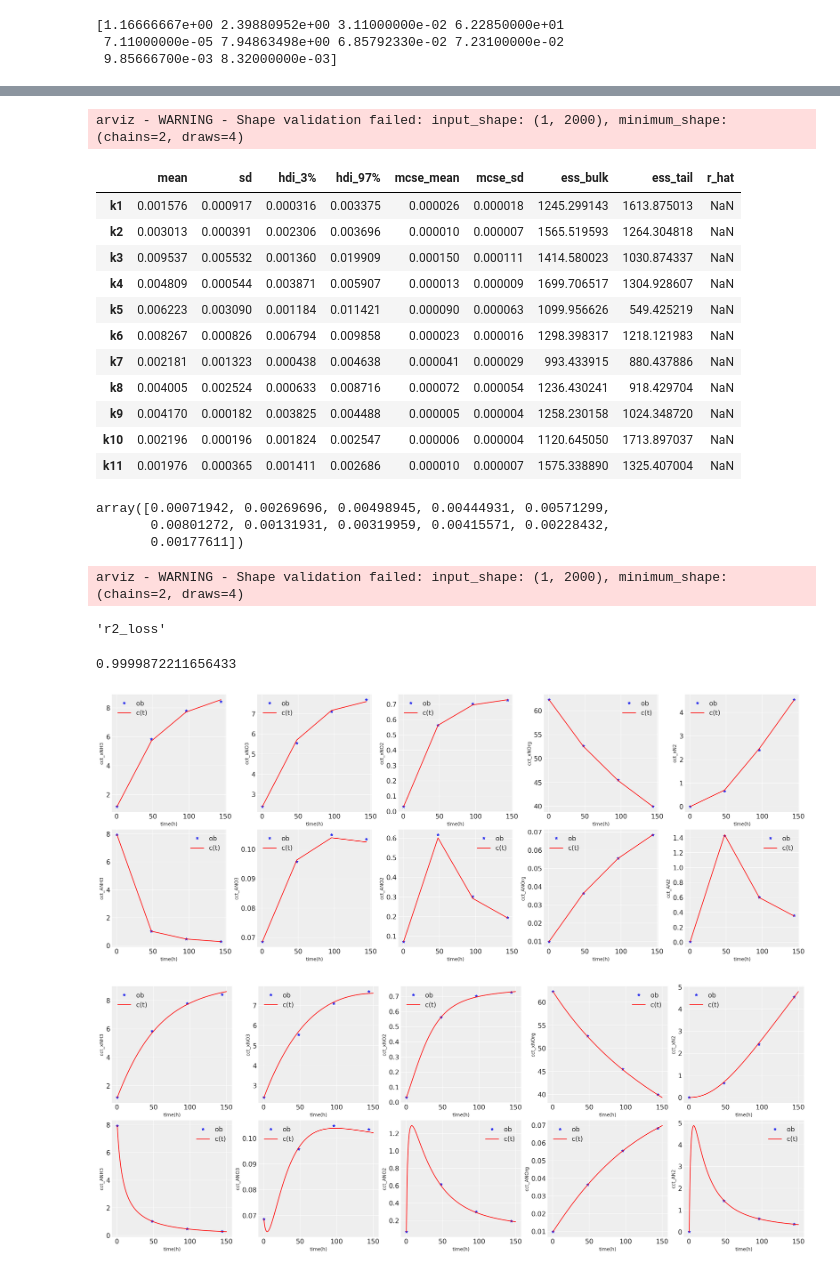
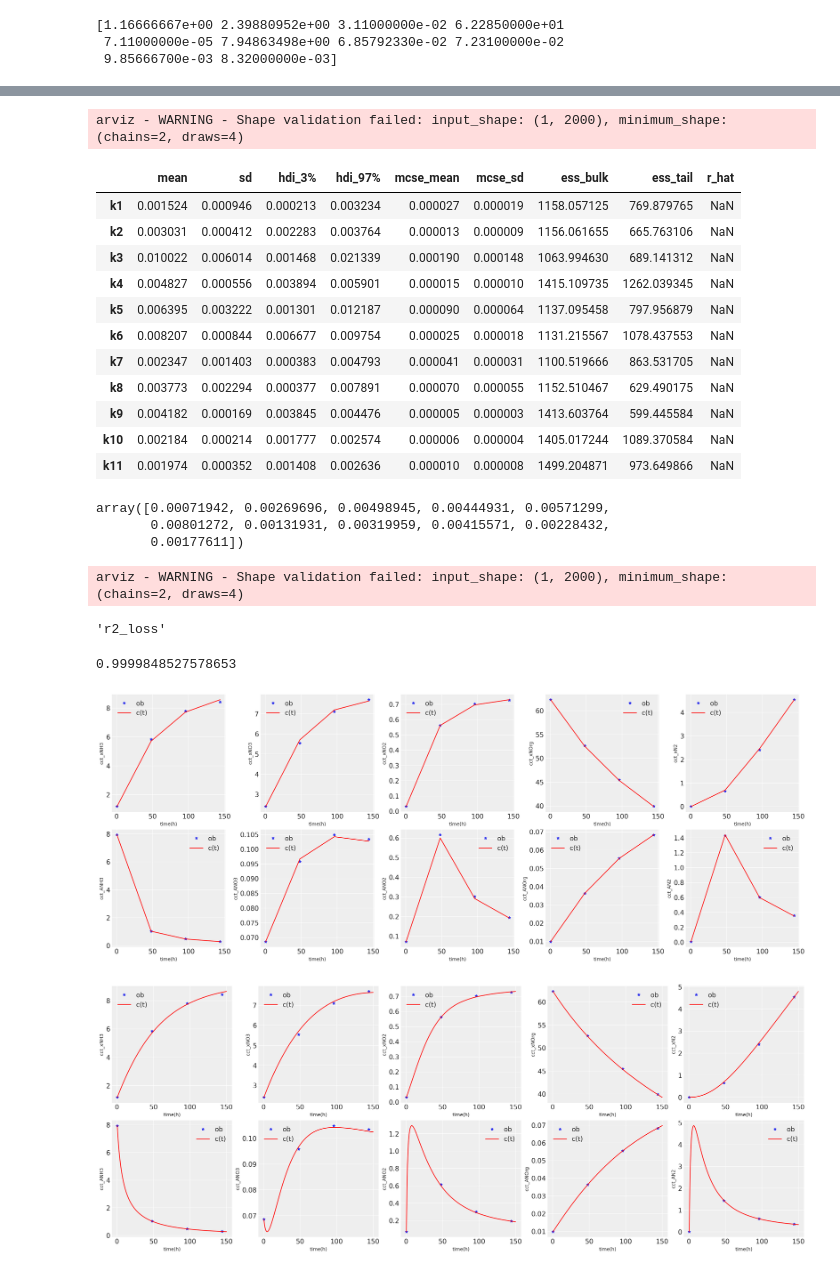
Before and after one commit to makaspacex/N15Tracing, a Jupyter notebook: odes-exp04 copy.ipynb, the cells around one changed output, grey strips where cells are left out. Cells and saved outputs as stored; diff of their text form; code cells hidden in the pictures.

```diff
--- a/odes-exp04 copy.ipynb
+++ b/odes-exp04 copy.ipynb
@@ -47,7 +35,8 @@ dataset = core.MyDataset(db_csv_path)
 df = dataset.get_df()
 cct_names, rates_names, error_names = dataset.get_var_col_names()
 c0 = df[cct_names].iloc[0].values
-dataset.set_as_sim_dataset(core.dcdt_func_for_odeint, t_eval, c0, args=(ks, k_kinetics))
+
+dataset.set_as_sim_dataset(core.get_dcdts(), t_eval, c0, args=(ks, k_kinetics))
 df = dataset.get_df()
 
 core.plot_dataset(dataset, dataset)
@@ -66,9 +55,11 @@ pm.model_to_graphviz(mcmc_model)
 # %% [output]
 [drawing not drawn]
 # %%
-print(idata_save_path)
-idata_lv = pickle.load(open(idata_save_path, 'rb'))
-
-# idata_lv = pm.sample_smc(draws=2000, chains=1, model=mcmc_model, progressbar=False)
+# print(idata_save_path)
+# idata_lv = pickle.load(open(idata_save_path, 'rb'))
+# 19:24-25
+print(core.get_format_time())
+idata_lv = pm.sample_smc(draws=2000, chains=1, model=mcmc_model, progressbar=True)
+print(core.get_format_time())
 # pickle.dump(idata_lv,open(idata_save_path, 'wb'))
 # %% [output]
@@ -88,42 +80,42 @@ print(ks)
 # %% [output]
 arviz - WARNING - Shape validation failed: input_shape: (1, 2000), minimum_shape: (chains=2, draws=4)
 |  | mean | sd | hdi_3% | hdi_97% | mcse_mean | mcse_sd | ess_bulk | ess_tail | r_hat |
-| k1 | 0.001576 | 0.000917 | 0.000316 | 0.003375 | 0.000026 | 0.000018 | 1245.299143 | 1613.875013 | NaN |
-| k2 | 0.003013 | 0.000391 | 0.002306 | 0.003696 | 0.000010 | 0.000007 | 1565.519593 | 1264.304818 | NaN |
-| k3 | 0.009537 | 0.005532 | 0.001360 | 0.019909 | 0.000150 | 0.000111 | 1414.580023 | 1030.874337 | NaN |
-| k4 | 0.004809 | 0.000544 | 0.003871 | 0.005907 | 0.000013 | 0.000009 | 1699.706517 | 1304.928607 | NaN |
-| k5 | 0.006223 | 0.003090 | 0.001184 | 0.011421 | 0.000090 | 0.000063 | 1099.956626 | 549.425219 | NaN |
-| k6 | 0.008267 | 0.000826 | 0.006794 | 0.009858 | 0.000023 | 0.000016 | 1298.398317 | 1218.121983 | NaN |
-| k7 | 0.002181 | 0.001323 | 0.000438 | 0.004638 | 0.000041 | 0.000029 | 993.433915 | 880.437886 | NaN |
-| k8 | 0.004005 | 0.002524 | 0.000633 | 0.008716 | 0.000072 | 0.000054 | 1236.430241 | 918.429704 | NaN |
-| k9 | 0.004170 | 0.000182 | 0.003825 | 0.004488 | 0.000005 | 0.000004 | 1258.230158 | 1024.348720 | NaN |
-| k10 | 0.002196 | 0.000196 | 0.001824 | 0.002547 | 0.000006 | 0.000004 | 1120.645050 | 1713.897037 | NaN |
-| k11 | 0.001976 | 0.000365 | 0.001411 | 0.002686 | 0.000010 | 0.000007 | 1575.338890 | 1325.407004 | NaN |
+| k1 | 0.001524 | 0.000946 | 0.000213 | 0.003234 | 0.000027 | 0.000019 | 1158.057125 | 769.879765 | NaN |
+| k2 | 0.003031 | 0.000412 | 0.002283 | 0.003764 | 0.000013 | 0.000009 | 1156.061655 | 665.763106 | NaN |
+| k3 | 0.010022 | 0.006014 | 0.001468 | 0.021339 | 0.000190 | 0.000148 | 1063.994630 | 689.141312 | NaN |
+| k4 | 0.004827 | 0.000556 | 0.003894 | 0.005901 | 0.000015 | 0.000010 | 1415.109735 | 1262.039345 | NaN |
+| k5 | 0.006395 | 0.003222 | 0.001301 | 0.012187 | 0.000090 | 0.000064 | 1137.095458 | 797.956879 | NaN |
+| k6 | 0.008207 | 0.000844 | 0.006677 | 0.009754 | 0.000025 | 0.000018 | 1131.215567 | 1078.437553 | NaN |
+| k7 | 0.002347 | 0.001403 | 0.000383 | 0.004793 | 0.000041 | 0.000031 | 1100.519666 | 863.531705 | NaN |
+| k8 | 0.003773 | 0.002294 | 0.000377 | 0.007891 | 0.000070 | 0.000055 | 1152.510467 | 629.490175 | NaN |
+| k9 | 0.004182 | 0.000169 | 0.003845 | 0.004476 | 0.000005 | 0.000003 | 1413.603764 | 599.445584 | NaN |
+| k10 | 0.002184 | 0.000214 | 0.001777 | 0.002574 | 0.000006 | 0.000004 | 1405.017244 | 1089.370584 | NaN |
+| k11 | 0.001974 | 0.000352 | 0.001408 | 0.002636 | 0.000010 | 0.000008 | 1499.204871 | 973.649866 | NaN |
 array([0.00071942, 0.00269696, 0.00498945, 0.00444931, 0.00571299,
        0.00801272, 0.00131931, 0.00319959, 0.00415571, 0.00228432,
        0.00177611])
 # %%
 ks_predict = core.get_predict_ks(idata_lv)
 k_kinetics = np.repeat(1, 11).astype(np.uint8)
 t_eval = np.array([0.5, 48, 96, 144])
 
 dataset_new = core.MyDataset(db_csv_path)
 cct_names, rates_names, error_names = dataset_new.get_var_col_names()
 gt_s = dataset_new.get_cct()[0]
 
-dataset_new.set_as_sim_dataset(core.dcdt_func_for_odeint, t_eval, gt_s, args=(ks_predict, k_kinetics))
+dataset_new.set_as_sim_dataset(core.get_dcdts(), t_eval, gt_s, args=(ks_predict, k_kinetics))
 
 print("r2_loss", core.r2_loss(dataset_new.get_cct(), dataset.get_cct()))
 core.plot_dataset(dataset, dataset_new)
 
 
 t_eval_new = np.linspace(0.5, 150, 200)
 dataset_new2 = core.MyDataset(db_csv_path)
-dataset_new2.set_as_sim_dataset(core.dcdt_func_for_odeint, t_eval_new, gt_s, t0=0.5, args=(ks_predict, k_kinetics))
+dataset_new2.set_as_sim_dataset(core.get_dcdts(), t_eval_new, gt_s, t0=0.5, args=(ks_predict, k_kinetics))
 core.plot_dataset(dataset, dataset_new2)
 # %% [output]
 arviz - WARNING - Shape validation failed: input_shape: (1, 2000), minimum_shape: (chains=2, draws=4)
 'r2_loss'
-0.9999872211656433
+0.9999848527578653
-[figure, old version]
+[figure, new version]
 [figure]
```
Also changed, not shown: parts of 4 cells of this notebook, 6 other files.
